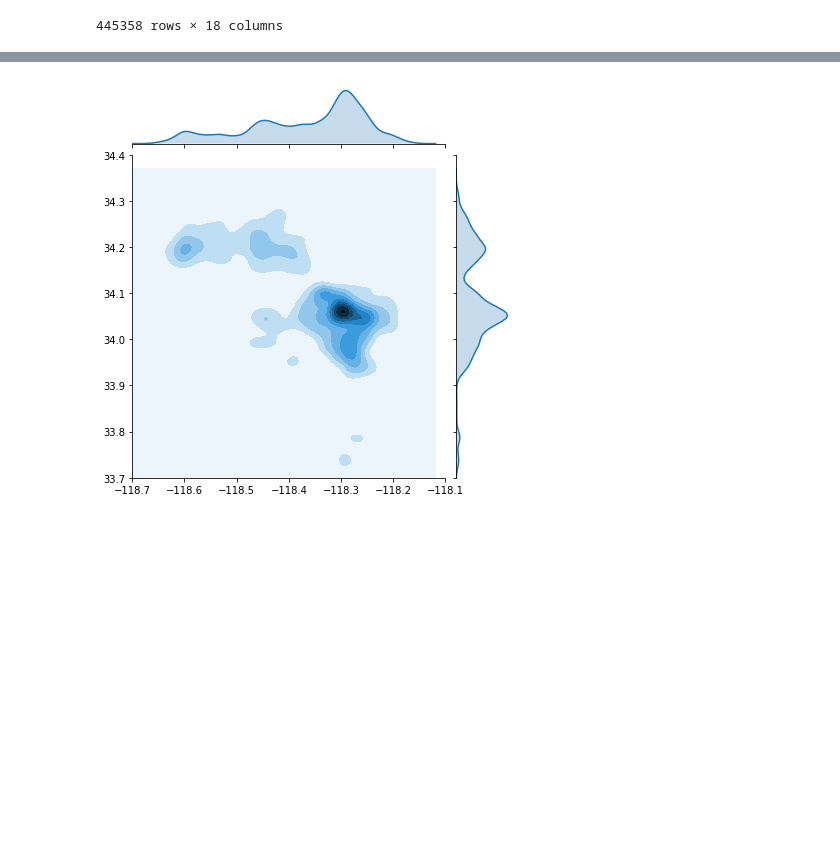
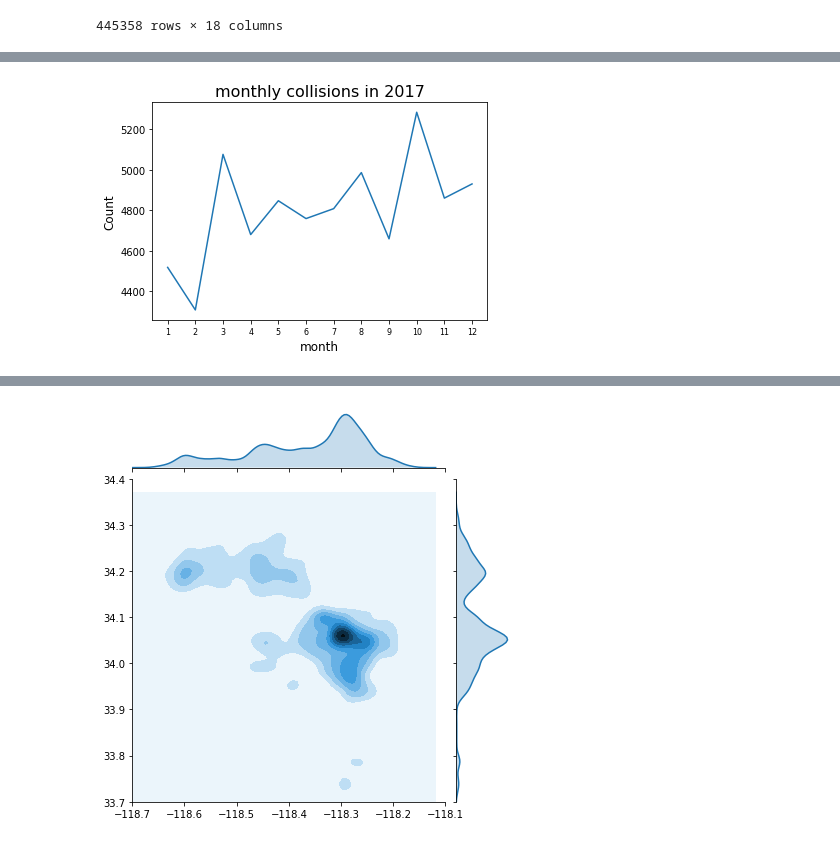
Before and after one commit to bananannn/ECE-143-Group-2, a Jupyter notebook: Project.ipynb, the cells around one changed output, grey strips where cells are left out. Saved outputs shown, nothing was run; the diff lists cells and outputs as text; code cells hidden in the pictures; blank space fills up the shorter version.

```diff
--- a/Project.ipynb
+++ b/Project.ipynb
@@ -450,3 +450,8 @@ data_collision
 | 445356 | 182116101 | 09/11/2018 | 09/11/2018 | 2220 | 21 | Topanga | 2187 | ... |
 | 445357 | 182119294 | 11/14/2018 | 11/09/2018 | 1840 | 21 | Topanga | 2141 | ... |
 445358 rows × 18 columns
+# %%
+data_collision['Date Occurred'] = pd.to_datetime(data_collision['Date Occurred'])
+data_collision['year'], data_collision['month'] = data_collision['Date Occurred'].dt.year, data_collision['Date Occurred'].dt.month
+
+data_collision
@@ -452,0 +477,13 @@ data_collision
+# %%
+data_c = data_collision[data_collision['year']==2017]
+
+collision = data_c.groupby(by='month')['month'].count()
+x = [i+1 for i in range(12)]
+plt.plot(x,collision)
+plt.xticks(x,x,fontsize=8)
+plt.xlabel('month',fontsize=12)
+plt.ylabel('Count',fontsize=12)
+plt.title('monthly collisions in 2017',fontsize=16)
+plt.show()
+# %% [output]
+[figure, added]
```
Also changed, not shown: parts of 4 cells of this notebook.
